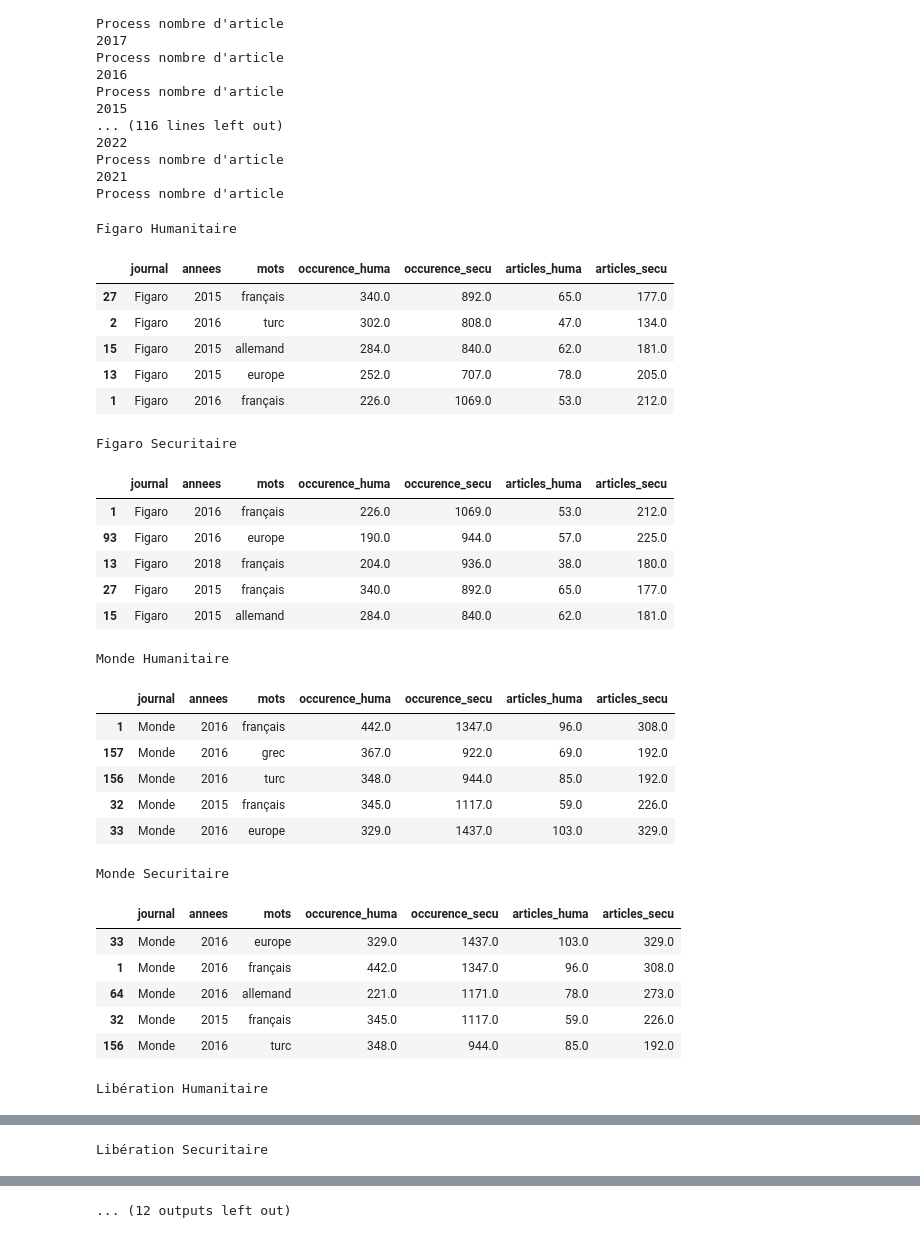
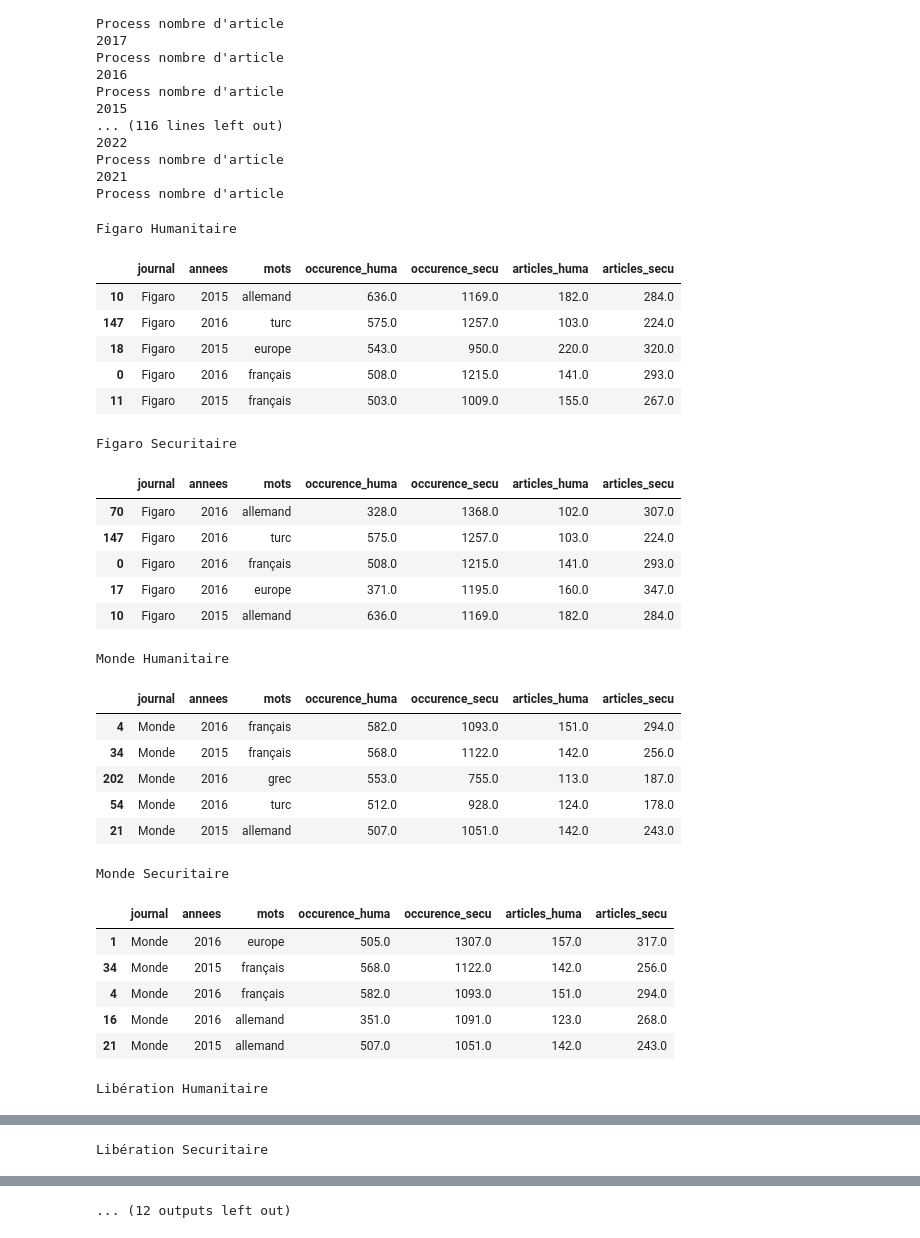
Before and after one commit to cmllbll/Projet_DSSS_2023, a Jupyter notebook: Humanitaire-securitaire.ipynb, the cells around one changed output, grey strips where cells are left out. Cells and saved outputs as stored; diff of their text form; code cells hidden in the pictures.

```diff
--- a/Humanitaire-securitaire.ipynb
+++ b/Humanitaire-securitaire.ipynb
@@ -512,9 +312,9 @@ len(gold_standard)
 def replace(x):
     return replace_nationality_entities(x, df_pays.to_dict('records'))
 
-data["texte_processed"] = data["Texte"].apply(replace)
-data["replaced_words"] = data["Texte"].apply(lambda x: replace(x)[1])
-data
+# data["texte_processed"] = data["Texte"].apply(replace)
+# data["replaced_words"] = data["Texte"].apply(lambda x: replace(x)[1])
+# data
 # %% [output]
 A value is trying to be set on a copy of a slice from a DataFrame.
 Try using .loc[row_indexer,col_indexer] = value instead
@@ -1130,5 +416,6 @@ Best accuracy found: 0.7301587301587301
 # %%
 df_cleaned = pd.read_csv('./data_cleaned/corpus_cleaned_PAMPLEMOUSSE.csv',sep=";")
+df_cleaned["Année"] = df.Date.apply(lambda x: x[:4])
 df_cleaned.head()
 # %% [output]
 |  | Journal | Titre | Date | Auteur | Texte | extrait_debut | extrait_fin | CJournal | texte_processed | ... |
@@ -1137,27 +424,3 @@ df_cleaned.head()
 | 2 | Le Figaro (site web) | Coronavirus, un révélateur des fa... | 2020-03-12 | Long, Didier, Laye, Sébastien | Didier Long est physicien. Sébast... | repreneur dans l’immobilier, cher... | faire un choix clair: l’idéologie... | Figaro | Didier Long est physicien . Sébas... | ... |
 | 3 | Le Figaro, no. 23505 | EN BREF | 2020-03-12 | Portes, Thierry | Collision entre un navire grec et... | turc Les garde-côtes grecs ont dé... | en Afghanistan, ouvrant la voie à... | Figaro | Collision entre un navire PAMPLEM... | ... |
 | 4 | Le Figaro (site web) | Coralie Delaume: «Un choc externe... | 2020-03-11 | Imad, Joachim | Coralie Delaume est essayiste. El... | crit Le Couple franco-allemand n’... | on approche du la fin. De celle d... | Figaro | Coralie Delaume est essayiste . E... | ... |
-# %%
-clf_humanitaire = RandomForestClassifier(random_state=42)
-clf_securitaire = RandomForestClassifier(random_state=42)
-
-# Données d'entraiment issues du GS
-X_train, X_test, y_train, y_test = train_test_split(data['texte_processed'], data[['is_humanitaire', 'is_securitaire']], test_size=0.2, random_state=42)
-
-# Créer un vecteur de comptage pour transformer les textes en matrices de fréquence de mots
-vectorizer = CountVectorizer()
-
-# Transformer les textes d'entraînement et de test
-X_train_vect = vectorizer.fit_transform(X_train)
-X_test_vect = vectorizer.transform(X_test)
-
-# Entraintement
-clf_humanitaire.fit(X_train_vect, y_train['is_humanitaire'])
-clf_securitaire.fit(X_train_vect, y_train['is_securitaire'])
-
-# Application
-print("Prediction is_humanitaire")
-df_cleaned["is_humanitaire_pred"] = clf_humanitaire.predict(vectorizer.transform(df_cleaned["texte_processed"]))
-print("Prediction is_securitaire")
-df_cleaned["is_securitaire_pred"] = clf_securitaire.predict(vectorizer.transform(df_cleaned["texte_processed"]))
-print("Done")
@@ -1426 +598,4 @@ analyze_words(df_cleaned, ['CJournal', 'category'], title_suffix='')
+# %%
+df_nationalites = df_nationalites.applymap(lambda x: x.lower() if isinstance(x, str) else x)
+df_pays = df_pays.applymap(lambda x: x.lower() if isinstance(x, str) else x)
 # %%
@@ -1582,40 +773,41 @@ Process nombre d'article
 # %%
 stat.to_csv('./data_cleaned/stat_nat_huma_secu.csv')
 # %%
+stat
 for journal in stat.journal.unique():
     print(journal, "Humanitaire")
     display(stat.loc[stat.journal == journal].sort_values(by=["occurence_huma"], ascending=False).head(5))
 
     print(journal, "Securitaire")
     display(stat.loc[stat.journal == journal].sort_values(by=["occurence_secu"], ascending=False).head(5))
 # %% [output]
 Figaro Humanitaire
 |  | journal | annees | mots | occurence_huma | occurence_secu | articles_huma | articles_secu |
-| 27 | Figaro | 2015 | français | 340.0 | 892.0 | 65.0 | 177.0 |
-| 2 | Figaro | 2016 | turc | 302.0 | 808.0 | 47.0 | 134.0 |
-| 15 | Figaro | 2015 | allemand | 284.0 | 840.0 | 62.0 | 181.0 |
-| 13 | Figaro | 2015 | europe | 252.0 | 707.0 | 78.0 | 205.0 |
-| 1 | Figaro | 2016 | français | 226.0 | 1069.0 | 53.0 | 212.0 |
+| 10 | Figaro | 2015 | allemand | 636.0 | 1169.0 | 182.0 | 284.0 |
+| 147 | Figaro | 2016 | turc | 575.0 | 1257.0 | 103.0 | 224.0 |
+| 18 | Figaro | 2015 | europe | 543.0 | 950.0 | 220.0 | 320.0 |
+| 0 | Figaro | 2016 | français | 508.0 | 1215.0 | 141.0 | 293.0 |
+| 11 | Figaro | 2015 | français | 503.0 | 1009.0 | 155.0 | 267.0 |
 Figaro Securitaire
 |  | journal | annees | mots | occurence_huma | occurence_secu | articles_huma | articles_secu |
-| 1 | Figaro | 2016 | français | 226.0 | 1069.0 | 53.0 | 212.0 |
-| 93 | Figaro | 2016 | europe | 190.0 | 944.0 | 57.0 | 225.0 |
-| 13 | Figaro | 2018 | français | 204.0 | 936.0 | 38.0 | 180.0 |
-| 27 | Figaro | 2015 | français | 340.0 | 892.0 | 65.0 | 177.0 |
-| 15 | Figaro | 2015 | allemand | 284.0 | 840.0 | 62.0 | 181.0 |
+| 70 | Figaro | 2016 | allemand | 328.0 | 1368.0 | 102.0 | 307.0 |
+| 147 | Figaro | 2016 | turc | 575.0 | 1257.0 | 103.0 | 224.0 |
+| 0 | Figaro | 2016 | français | 508.0 | 1215.0 | 141.0 | 293.0 |
+| 17 | Figaro | 2016 | europe | 371.0 | 1195.0 | 160.0 | 347.0 |
+| 10 | Figaro | 2015 | allemand | 636.0 | 1169.0 | 182.0 | 284.0 |
 Monde Humanitaire
 |  | journal | annees | mots | occurence_huma | occurence_secu | articles_huma | articles_secu |
-| 1 | Monde | 2016 | français | 442.0 | 1347.0 | 96.0 | 308.0 |
-| 157 | Monde | 2016 | grec | 367.0 | 922.0 | 69.0 | 192.0 |
-| 156 | Monde | 2016 | turc | 348.0 | 944.0 | 85.0 | 192.0 |
-| 32 | Monde | 2015 | français | 345.0 | 1117.0 | 59.0 | 226.0 |
-| 33 | Monde | 2016 | europe | 329.0 | 1437.0 | 103.0 | 329.0 |
+| 4 | Monde | 2016 | français | 582.0 | 1093.0 | 151.0 | 294.0 |
+| 34 | Monde | 2015 | français | 568.0 | 1122.0 | 142.0 | 256.0 |
+| 202 | Monde | 2016 | grec | 553.0 | 755.0 | 113.0 | 187.0 |
+| 54 | Monde | 2016 | turc | 512.0 | 928.0 | 124.0 | 178.0 |
+| 21 | Monde | 2015 | allemand | 507.0 | 1051.0 | 142.0 | 243.0 |
 Monde Securitaire
 |  | journal | annees | mots | occurence_huma | occurence_secu | articles_huma | articles_secu |
-| 33 | Monde | 2016 | europe | 329.0 | 1437.0 | 103.0 | 329.0 |
-| 1 | Monde | 2016 | français | 442.0 | 1347.0 | 96.0 | 308.0 |
-| 64 | Monde | 2016 | allemand | 221.0 | 1171.0 | 78.0 | 273.0 |
-| 32 | Monde | 2015 | français | 345.0 | 1117.0 | 59.0 | 226.0 |
-| 156 | Monde | 2016 | turc | 348.0 | 944.0 | 85.0 | 192.0 |
+| 1 | Monde | 2016 | europe | 505.0 | 1307.0 | 157.0 | 317.0 |
+| 34 | Monde | 2015 | français | 568.0 | 1122.0 | 142.0 | 256.0 |
+| 4 | Monde | 2016 | français | 582.0 | 1093.0 | 151.0 | 294.0 |
+| 16 | Monde | 2016 | allemand | 351.0 | 1091.0 | 123.0 | 268.0 |
+| 21 | Monde | 2015 | allemand | 507.0 | 1051.0 | 142.0 | 243.0 |
 Libération Humanitaire
 |  | journal | annees | mots | occurence_huma | occurence_secu | articles_huma | articles_secu |
```
Also changed, not shown: parts of 63 cells of this notebook, 3 other files.
